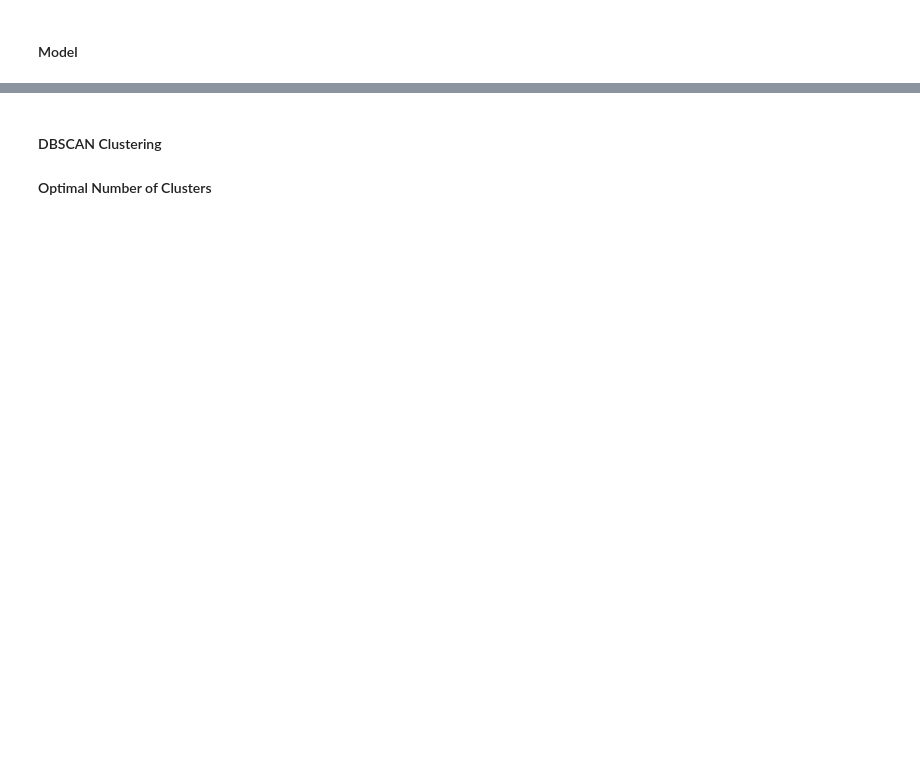
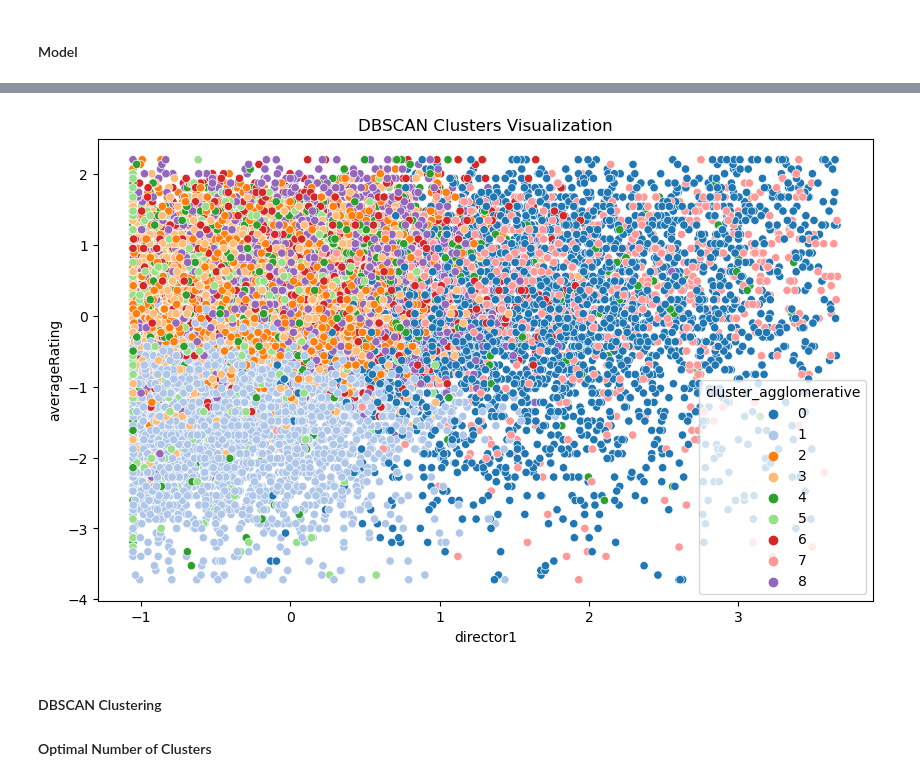
Before and after one commit to gabriel-ferreira-life/546_advanced_business_analytics, a Jupyter notebook: homework/homework_2/HW2_Solutions_2146.ipynb, the cells around one changed output, grey strips where cells are left out. Cells and saved outputs as stored; diff of their text form; code cells hidden in the pictures; blank space fills up the shorter version.

```diff
--- a/homework/homework_2/HW2_Solutions_2146.ipynb
+++ b/homework/homework_2/HW2_Solutions_2146.ipynb
@@ -2308,3 +2357,11 @@ Error:
+# %%
+# Scatter plot of two relevant features with cluster labels color-coded
+plt.figure(figsize=(10, 6))
+sns.scatterplot(x='director1', y='averageRating', hue='cluster_agglomerative', data=cluster_sampled, palette='tab20')
+plt.title('DBSCAN Clusters Visualization')
+plt.show()
+# %% [output]
+[figure, added]
 # %% [markdown]
 #### DBSCAN Clustering
 #### Optimal Number of Clusters
```
Also changed, not shown: parts of 20 cells of this notebook, 1 other file.
